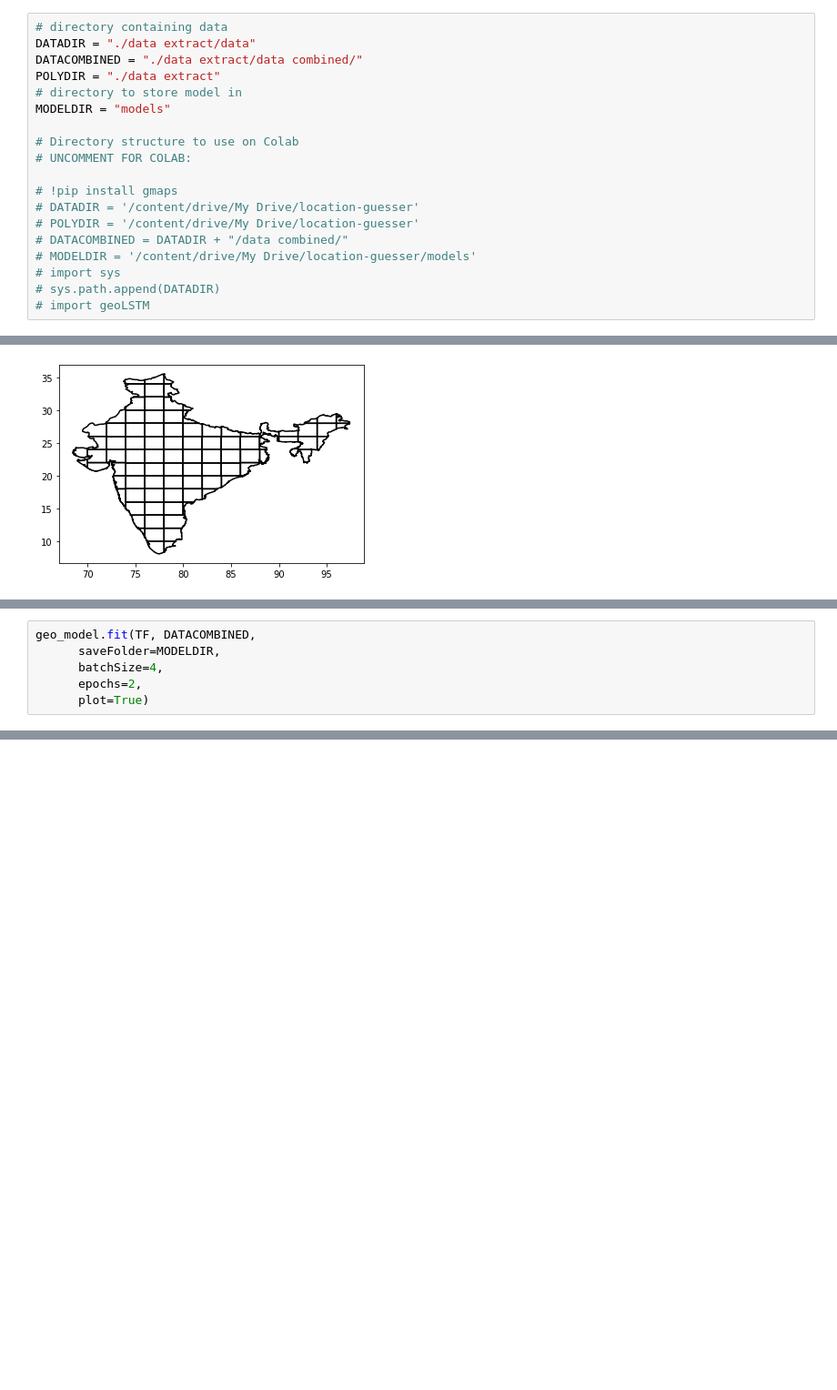
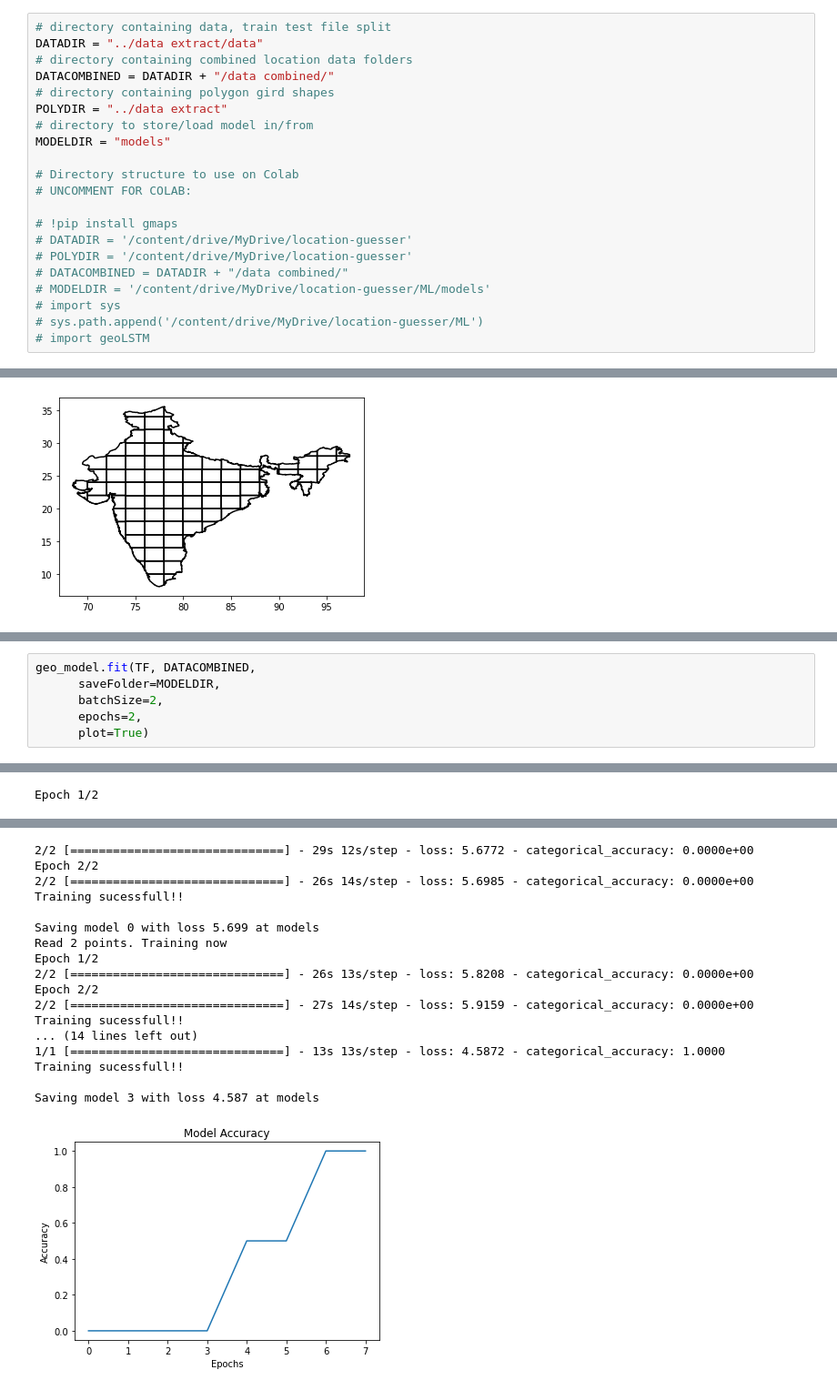
Before and after one commit to light2802/location-guesser, a Jupyter notebook: ML/location_guesser_train_test.ipynb, the cells around one changed output, grey strips where cells are left out. Shown: that part at 91% size. Saved outputs shown, nothing was run; the diff lists cells and outputs as text; blank space fills up the shorter version.

```diff
--- a/ML/location_guesser_train_test.ipynb
+++ b/ML/location_guesser_train_test.ipynb
@@ -22,21 +22,23 @@ import geoLSTM
 # %%
-# directory containing data
-DATADIR = "./data extract/data"
-DATACOMBINED = "./data extract/data combined/"
-POLYDIR = "./data extract"
-# directory to store model in
+# directory containing data, train test file split
+DATADIR = "../data extract/data"
+# directory containing combined location data folders
+DATACOMBINED = DATADIR + "/data combined/"
+# directory containing polygon gird shapes
+POLYDIR = "../data extract"
+# directory to store/load model in/from
 MODELDIR = "models"
 
 # Directory structure to use on Colab
 # UNCOMMENT FOR COLAB:
 
 # !pip install gmaps
-# DATADIR = '/content/drive/My Drive/location-guesser'
-# POLYDIR = '/content/drive/My Drive/location-guesser'
+# DATADIR = '/content/drive/MyDrive/location-guesser'
+# POLYDIR = '/content/drive/MyDrive/location-guesser'
 # DATACOMBINED = DATADIR + "/data combined/"
-# MODELDIR = '/content/drive/My Drive/location-guesser/models'
+# MODELDIR = '/content/drive/MyDrive/location-guesser/ML/models'
 # import sys
-# sys.path.append(DATADIR)
+# sys.path.append('/content/drive/MyDrive/location-guesser/ML')
 # import geoLSTM
 # %%
 # load training image file names
@@ -83,6 +85,7 @@ _________________________________________________________________
 # %%
 geo_model.fit(TF, DATACOMBINED,
       saveFolder=MODELDIR,
-      batchSize=4,
+      batchSize=2,
       epochs=2,
       plot=True)
+# %% [output]
@@ -88,0 +96 @@ geo_model.fit(TF, DATACOMBINED,
+Epoch 1/2
@@ -88,0 +102,18 @@ geo_model.fit(TF, DATACOMBINED,
+2/2 [==============================] - 29s 12s/step - loss: 5.6772 - categorical_accuracy: 0.0000e+00
+Epoch 2/2
+2/2 [==============================] - 26s 14s/step - loss: 5.6985 - categorical_accuracy: 0.0000e+00
+Training sucessfull!!
+
+Saving model 0 with loss 5.699 at models
+Read 2 points. Training now
+Epoch 1/2
+2/2 [==============================] - 26s 13s/step - loss: 5.8208 - categorical_accuracy: 0.0000e+00
+Epoch 2/2
+2/2 [==============================] - 27s 14s/step - loss: 5.9159 - categorical_accuracy: 0.0000e+00
+Training sucessfull!!
+... (14 lines left out)
+1/1 [==============================] - 13s 13s/step - loss: 4.5872 - categorical_accuracy: 1.0000
+Training sucessfull!!
+
+Saving model 3 with loss 4.587 at models
+[figure, added]
```
Also changed, not shown: parts of 10 cells of this notebook, 56 other files.
